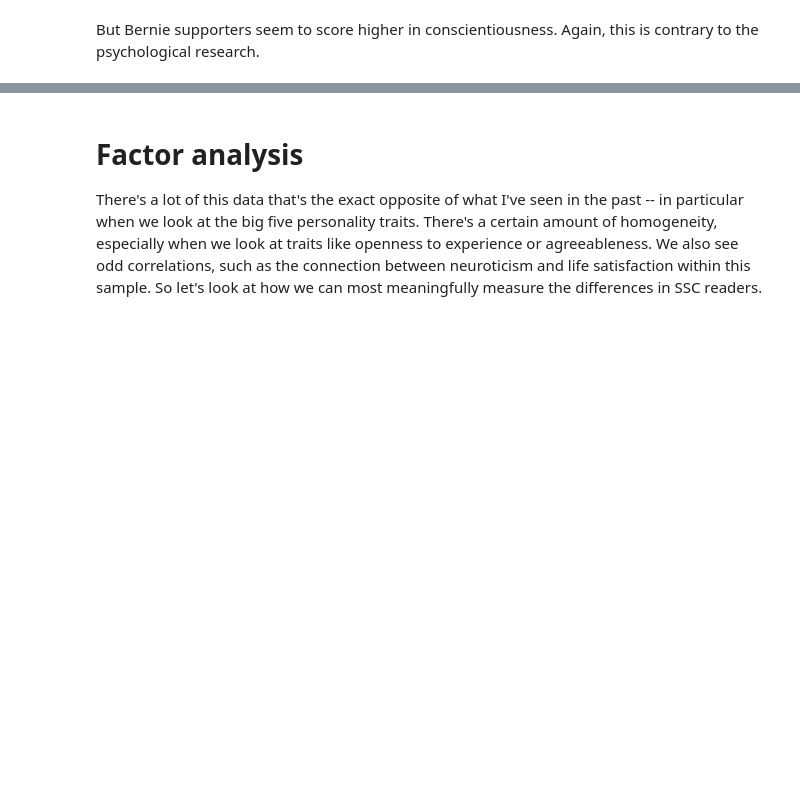
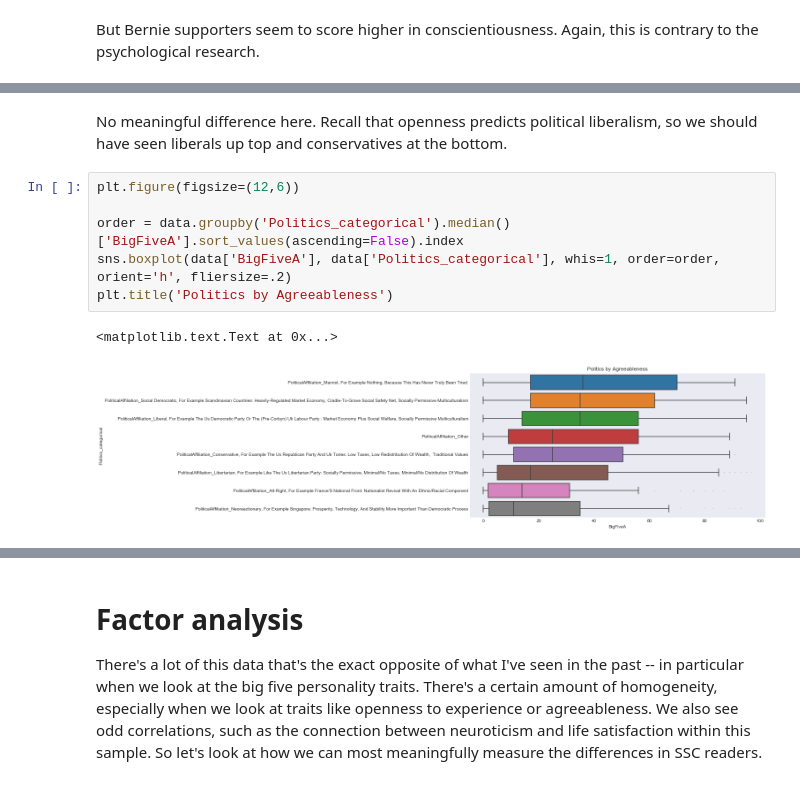
Before and after one commit to vincefav/SSC-Reader-Survey-2018, a Jupyter notebook: SSC Reader Survey 2018.ipynb, the cells around one changed output, grey strips where cells are left out. Saved outputs shown, nothing was run; the diff lists cells and outputs as text; blank space fills up the shorter version.

```diff
--- a/SSC Reader Survey 2018.ipynb
+++ b/SSC Reader Survey 2018.ipynb
@@ -662,0 +701,11 @@ But Bernie supporters seem to score higher in conscientiousness. Again, this is
+# %% [markdown]
+No meaningful difference here. Recall that openness predicts political liberalism, so we should have seen liberals up top and conservatives at the bottom.
+# %%
+plt.figure(figsize=(12,6))
+
+order = data.groupby('Politics_categorical').median()['BigFiveA'].sort_values(ascending=False).index
+sns.boxplot(data['BigFiveA'], data['Politics_categorical'], whis=1, order=order, orient='h', fliersize=.2)
+plt.title('Politics by Agreeableness')
+# %% [output]
+<matplotlib.text.Text at 0x...>
+[figure, added]
```
Also changed, not shown: parts of 30 cells of this notebook.
